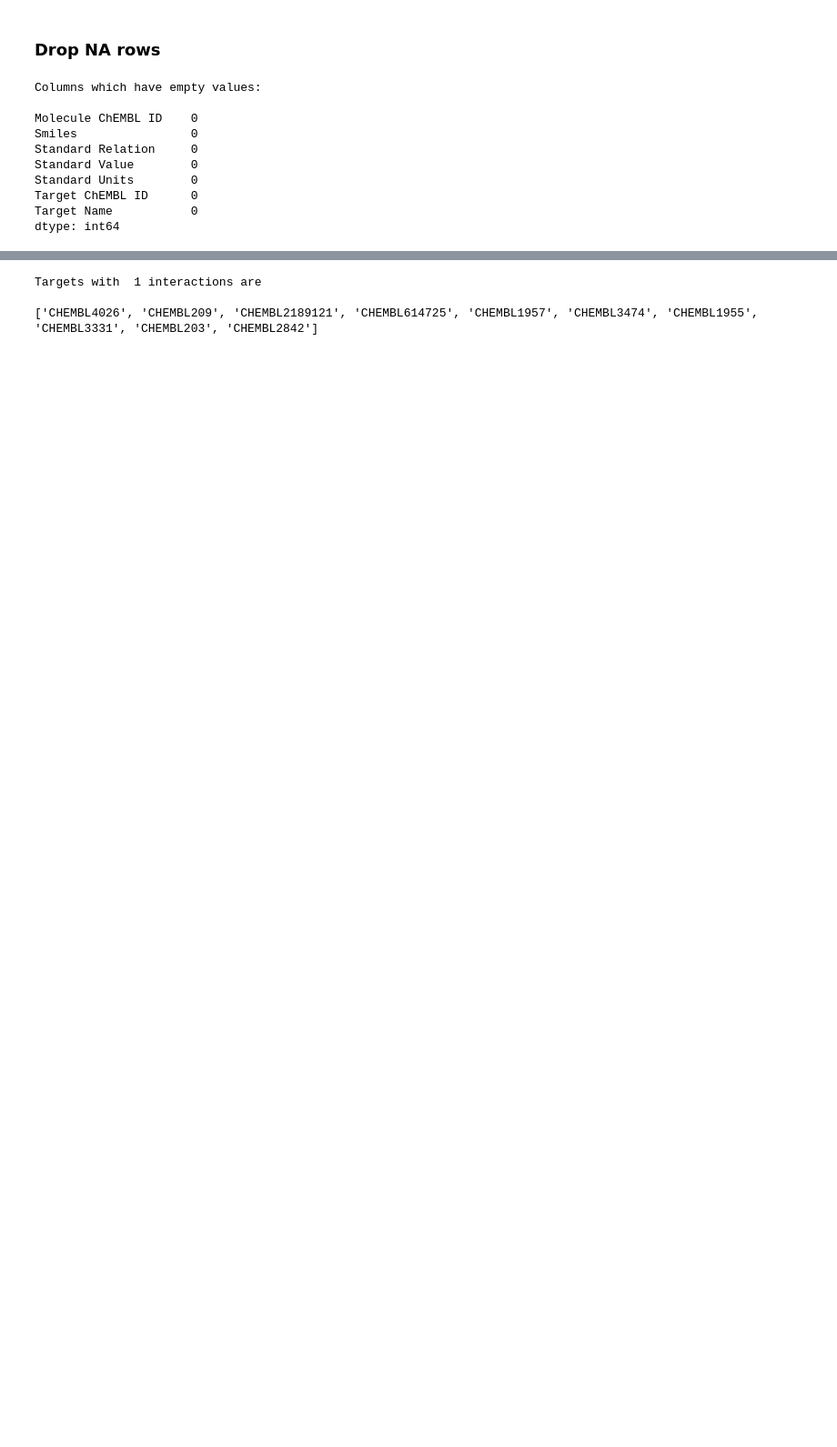
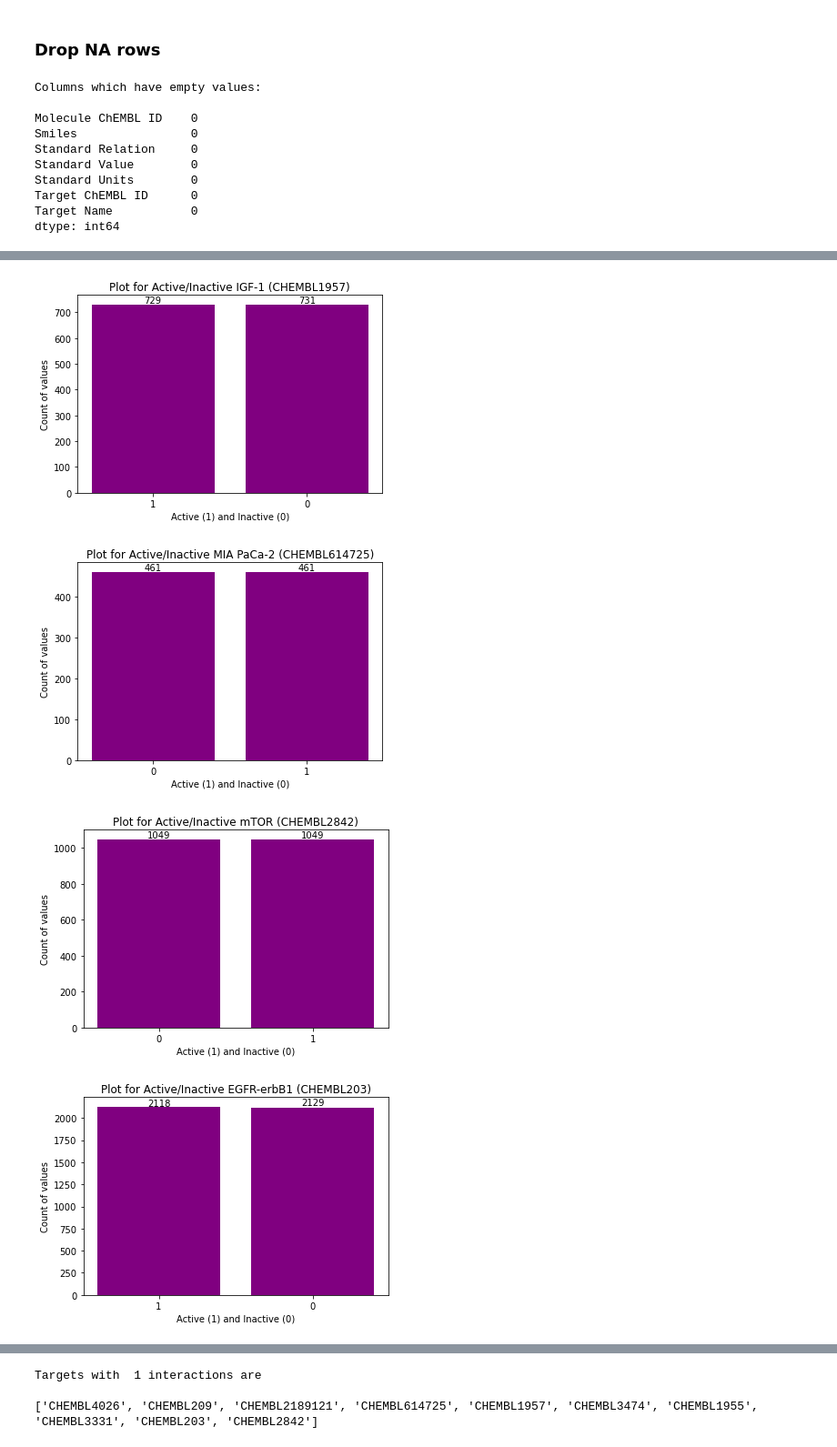
Before and after one commit to kperveen/dti-chembl, a Jupyter notebook: Cleaning-Bioactivities.ipynb, the cells around one changed output, grey strips where cells are left out. Shown: that part at 91% size. Drawn from its saved outputs; the diff is of its cells as text; code cells hidden in the pictures; blank space fills up the shorter version.

```diff
--- a/Cleaning-Bioactivities.ipynb
+++ b/Cleaning-Bioactivities.ipynb
@@ -250,0 +171,3 @@ sorted_targets_data.shape
+# %%
+data_targets = sorted_data.loc[(sorted_data['Target ChEMBL ID'].isin(updated_tids)) ]
+data_targets.shape
@@ -250,0 +202,43 @@ sorted_targets_data.shape
+# %%
+def plot_active_inactive_stats(x, y, target):
+
+    x_pos = [i for i, _ in enumerate(x)]
+
+    plt.bar(x_pos, y, color='purple')
+    for i in range(len(y)):
+        plt.annotate(str(y[i]), xy=(x[i],y[i]), ha='center', va='bottom')
+    plt.xlabel("Active (1) and Inactive (0)")
+    plt.ylabel("Count of values")
+    plt.title("Plot for Active/Inactive {} ({})".format(util_fn.target_abbr_from_id(target),
+                                                                           target))
+
+    plt.xticks(x_pos, x)
+
+    plt.show()
+# %%
+target_dfs = []
+target_act_inact_count = {}
+
+
+for target in updated_tids:
+    per_25 = float(targets_dict[target]["percentiles"][1])
+    per_75 = float(targets_dict[target]["percentiles"][3])
+    df = data_targets[(data_targets['Target ChEMBL ID'] == target)]
+    df = df[(df['Standard Value'] <= per_25) | (df['Standard Value'] >= per_75)]
+    df['Active'] = df.apply(add_active, args=(per_25,per_75), axis=1)
+    #target_act_inact_count[target]['active_count'] = len(df[df['Active'] == 1])
+
+    x_vals = df['Active'].value_counts().index.tolist()
+    y_vals = df['Active'].value_counts().values.tolist()
+
+    plot_active_inactive_stats(x_vals, y_vals, target)
+
+    target_dfs.append(df)
+
+
+cleaned_data = pd.concat(target_dfs)
+# %% [output]
+[figure, added]
+[figure, added]
+[figure, added]
+[figure, added]
```
Also changed, not shown: parts of 47 cells of this notebook.
